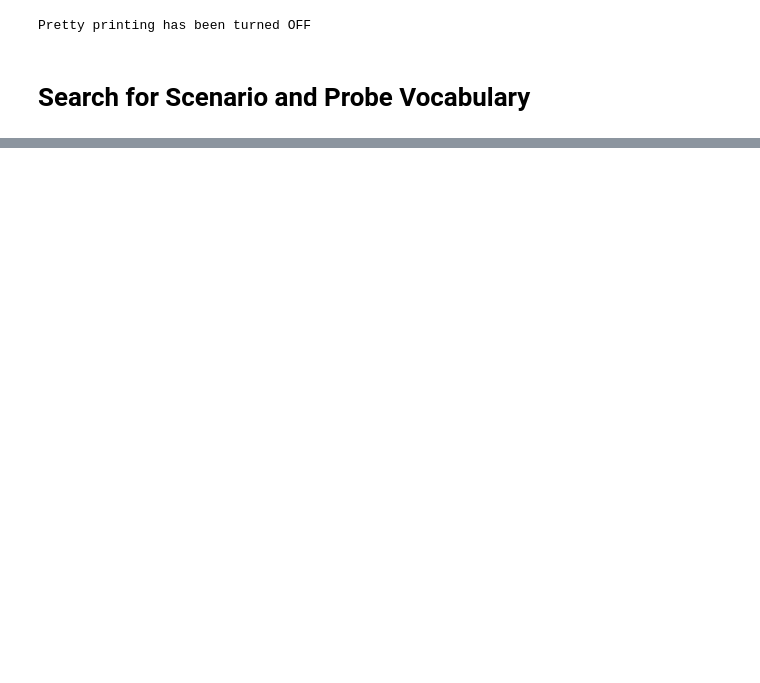
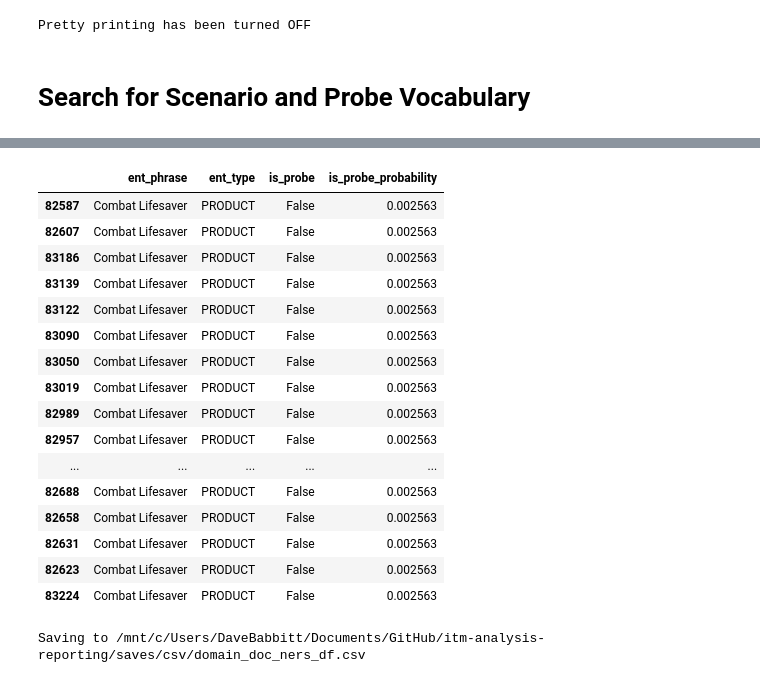
Before and after one commit to dbabbitt/itm-analysis-reporting-1, a Jupyter notebook: explorations/Search for Scenario and Probe Vocabulary.ipynb, the cells around one changed output, grey strips where cells are left out. Cells and saved outputs as stored; diff of their text form; code cells hidden in the pictures; blank space fills up the shorter version.

```diff
--- a/explorations/Search for Scenario and Probe Vocabulary.ipynb
+++ b/explorations/Search for Scenario and Probe Vocabulary.ipynb
@@ -108,0 +470,6 @@ df.dropna(axis='columns', how='all').T.to_dict()
+# %%
+
+mask_series = domain_doc_ners_df.ent_phrase.map(lambda x: 'junctional' in str(x).lower())# & (domain_doc_ners_df.ent_type != 'PERSON')
+display(domain_doc_ners_df[mask_series][analysis_columns].sort_values('is_probe_probability', ascending=False).dropna(axis='columns', how='all'))
+domain_doc_ners_df.loc[mask_series, 'is_probe'] = True
+nu.save_data_frames(domain_doc_ners_df=domain_doc_ners_df)
@@ -108,0 +528,25 @@ df.dropna(axis='columns', how='all').T.to_dict()
+# %%
+
+mask_series = domain_doc_ners_df.ent_phrase.map(lambda x: 'combat lifesaver' in str(x).lower())# & (domain_doc_ners_df.ent_type != 'PERSON')
+display(domain_doc_ners_df[mask_series][analysis_columns].sort_values('is_probe_probability', ascending=False).dropna(axis='columns', how='all'))
+domain_doc_ners_df.loc[mask_series, 'is_probe'] = True
+nu.save_data_frames(domain_doc_ners_df=domain_doc_ners_df)
+# %% [output]
+|  | ent_phrase | ent_type | is_probe | is_probe_probability |
+| 82587 | Combat Lifesaver | PRODUCT | False | 0.002563 |
+| 82607 | Combat Lifesaver | PRODUCT | False | 0.002563 |
+| 83186 | Combat Lifesaver | PRODUCT | False | 0.002563 |
+| 83139 | Combat Lifesaver | PRODUCT | False | 0.002563 |
+| 83122 | Combat Lifesaver | PRODUCT | False | 0.002563 |
+| 83090 | Combat Lifesaver | PRODUCT | False | 0.002563 |
+| 83050 | Combat Lifesaver | PRODUCT | False | 0.002563 |
+| 83019 | Combat Lifesaver | PRODUCT | False | 0.002563 |
+| 82989 | Combat Lifesaver | PRODUCT | False | 0.002563 |
+| 82957 | Combat Lifesaver | PRODUCT | False | 0.002563 |
+| ... | ... | ... | ... | ... |
+| 82688 | Combat Lifesaver | PRODUCT | False | 0.002563 |
+| 82658 | Combat Lifesaver | PRODUCT | False | 0.002563 |
+| 82631 | Combat Lifesaver | PRODUCT | False | 0.002563 |
+| 82623 | Combat Lifesaver | PRODUCT | False | 0.002563 |
+| 83224 | Combat Lifesaver | PRODUCT | False | 0.002563 |
+Saving to /mnt/c/Users/DaveBabbitt/Documents/GitHub/itm-analysis-reporting/saves/csv/domain_doc_ners_df.csv
```
Also changed, not shown: parts of 34 cells of this notebook, 7 other files.
